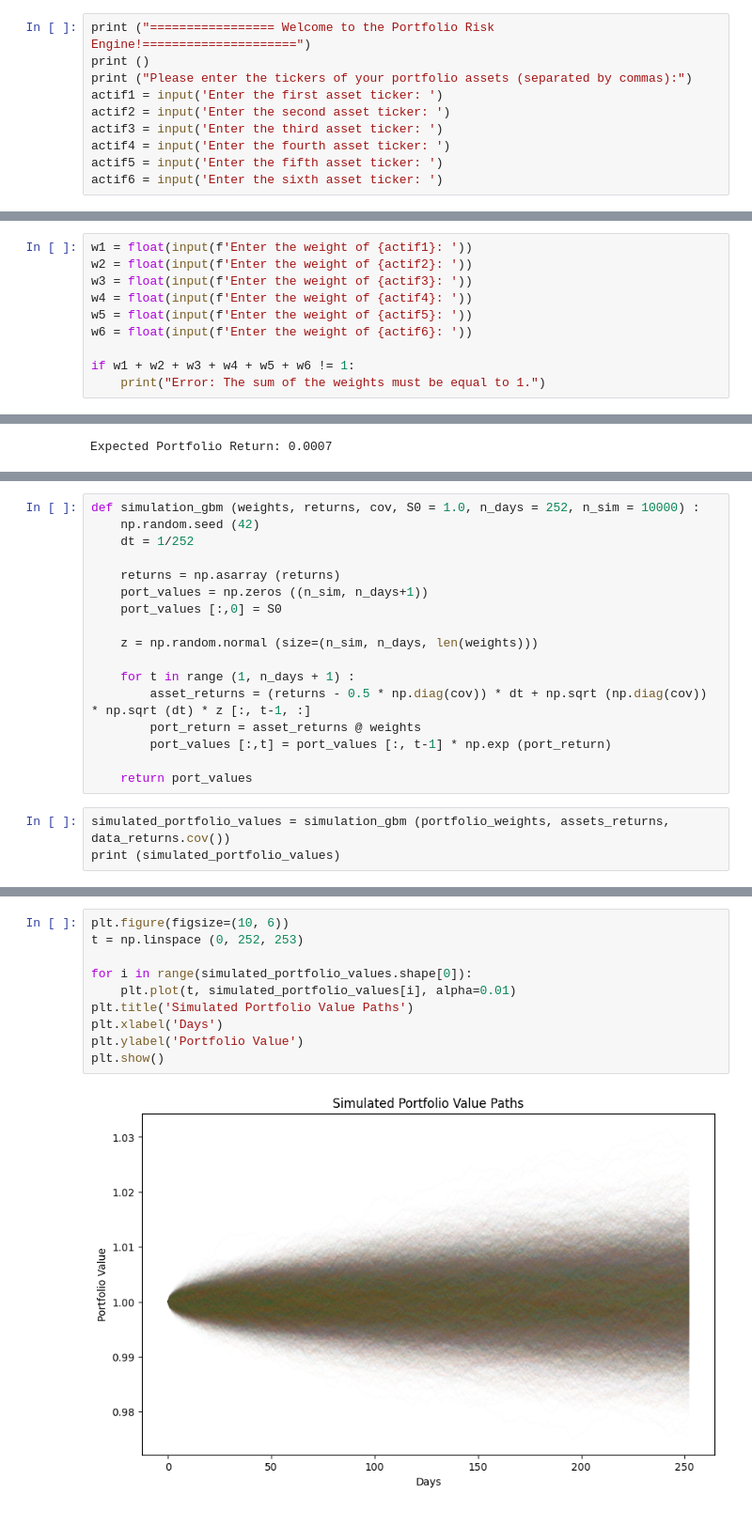
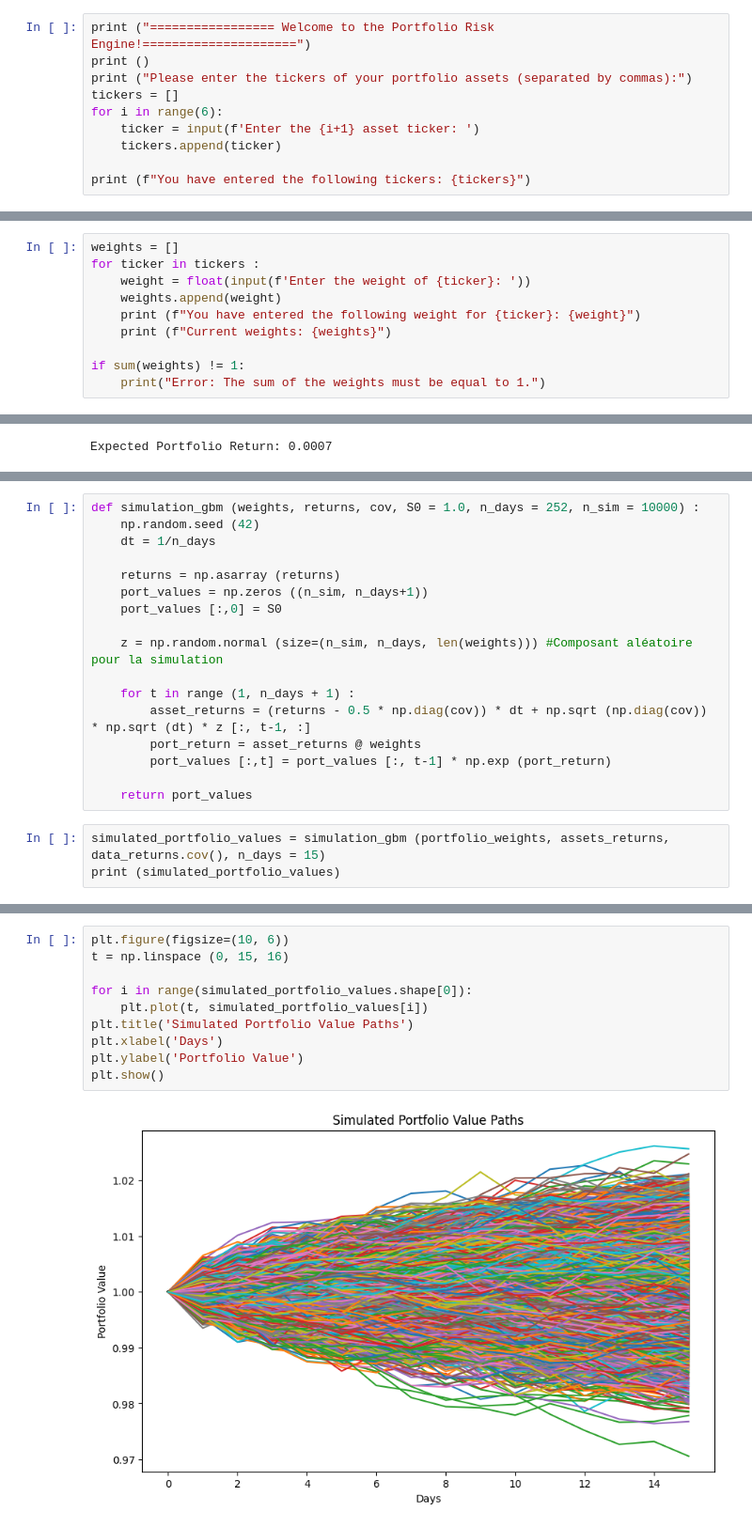
Before and after one commit to bilil-byte/Financial-Risk-project, a Jupyter notebook: notebook.ipynb, the cells around one changed output, grey strips where cells are left out. Shown at 94% size. Cells and saved outputs as stored; diff of their text form.

Commit message:
Correction des simulations GBM

```diff
--- a/notebook.ipynb
+++ b/notebook.ipynb
@@ -10,12 +13,12 @@ Sélection des actifs
 print ("================= Welcome to the Portfolio Risk Engine!=====================")
 print ()
 print ("Please enter the tickers of your portfolio assets (separated by commas):")
-actif1 = input('Enter the first asset ticker: ')
-actif2 = input('Enter the second asset ticker: ')
-actif3 = input('Enter the third asset ticker: ')
-actif4 = input('Enter the fourth asset ticker: ')
-actif5 = input('Enter the fifth asset ticker: ')
-actif6 = input('Enter the sixth asset ticker: ')
+tickers = []
+for i in range(6):
+    ticker = input(f'Enter the {i+1} asset ticker: ')
+    tickers.append(ticker)
+
+print (f"You have entered the following tickers: {tickers}")
 # %% [output]
 ================= Welcome to the Portfolio Risk Engine!=====================
 
@@ -46,11 +74,11 @@ Poids des actifs
 # %%
-w1 = float(input(f'Enter the weight of {actif1}: '))
-w2 = float(input(f'Enter the weight of {actif2}: '))
-w3 = float(input(f'Enter the weight of {actif3}: '))
-w4 = float(input(f'Enter the weight of {actif4}: '))
-w5 = float(input(f'Enter the weight of {actif5}: '))
-w6 = float(input(f'Enter the weight of {actif6}: '))
+weights = []
+for ticker in tickers :
+    weight = float(input(f'Enter the weight of {ticker}: '))
+    weights.append(weight)
+    print (f"You have entered the following weight for {ticker}: {weight}")
+    print (f"Current weights: {weights}")
 
-if w1 + w2 + w3 + w4 + w5 + w6 != 1:
+if sum(weights) != 1:
     print("Error: The sum of the weights must be equal to 1.")
 # %% [output]
@@ -86,13 +140,13 @@ Monte Carlo VaR
 # %%
 def simulation_gbm (weights, returns, cov, S0 = 1.0, n_days = 252, n_sim = 10000) :
     np.random.seed (42)
-    dt = 1/252
+    dt = 1/n_days
 
     returns = np.asarray (returns)
     port_values = np.zeros ((n_sim, n_days+1))
     port_values [:,0] = S0
 
-    z = np.random.normal (size=(n_sim, n_days, len(weights)))
+    z = np.random.normal (size=(n_sim, n_days, len(weights))) #Composant aléatoire pour la simulation
 
     for t in range (1, n_days + 1) :
         asset_returns = (returns - 0.5 * np.diag(cov)) * dt + np.sqrt (np.diag(cov)) * np.sqrt (dt) * z [:, t-1, :]
@@ -101,6 +155,6 @@ def simulation_gbm (weights, returns, cov, S0 = 1.0, n_days = 252, n_sim = 10000
 
     return port_values
 # %%
-simulated_portfolio_values = simulation_gbm (portfolio_weights, assets_returns, data_returns.cov())
+simulated_portfolio_values = simulation_gbm (portfolio_weights, assets_returns, data_returns.cov(), n_days = 15)
 print (simulated_portfolio_values)
 # %% [output]
@@ -119,12 +168,12 @@ print (z[:,0,:].shape)
 # %%
 plt.figure(figsize=(10, 6))
-t = np.linspace (0, 252, 253)
+t = np.linspace (0, 15, 16)
 
 for i in range(simulated_portfolio_values.shape[0]):
-    plt.plot(t, simulated_portfolio_values[i], alpha=0.01)
+    plt.plot(t, simulated_portfolio_values[i])
 plt.title('Simulated Portfolio Value Paths')
 plt.xlabel('Days')
 plt.ylabel('Portfolio Value')
 plt.show()
 # %% [output]
-[figure, old version]
+[figure, new version]
```
Also changed, not shown: parts of 23 cells of this notebook.
